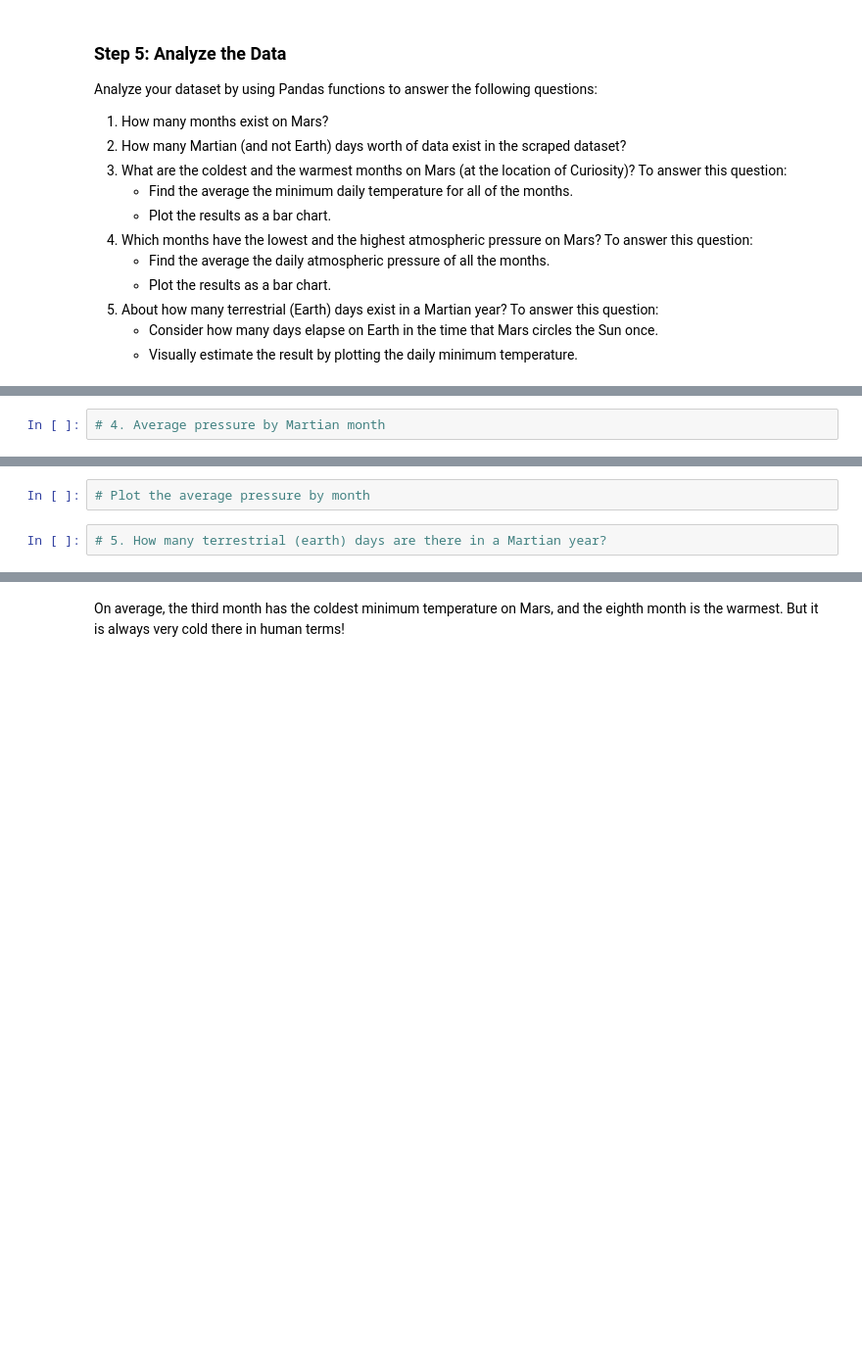
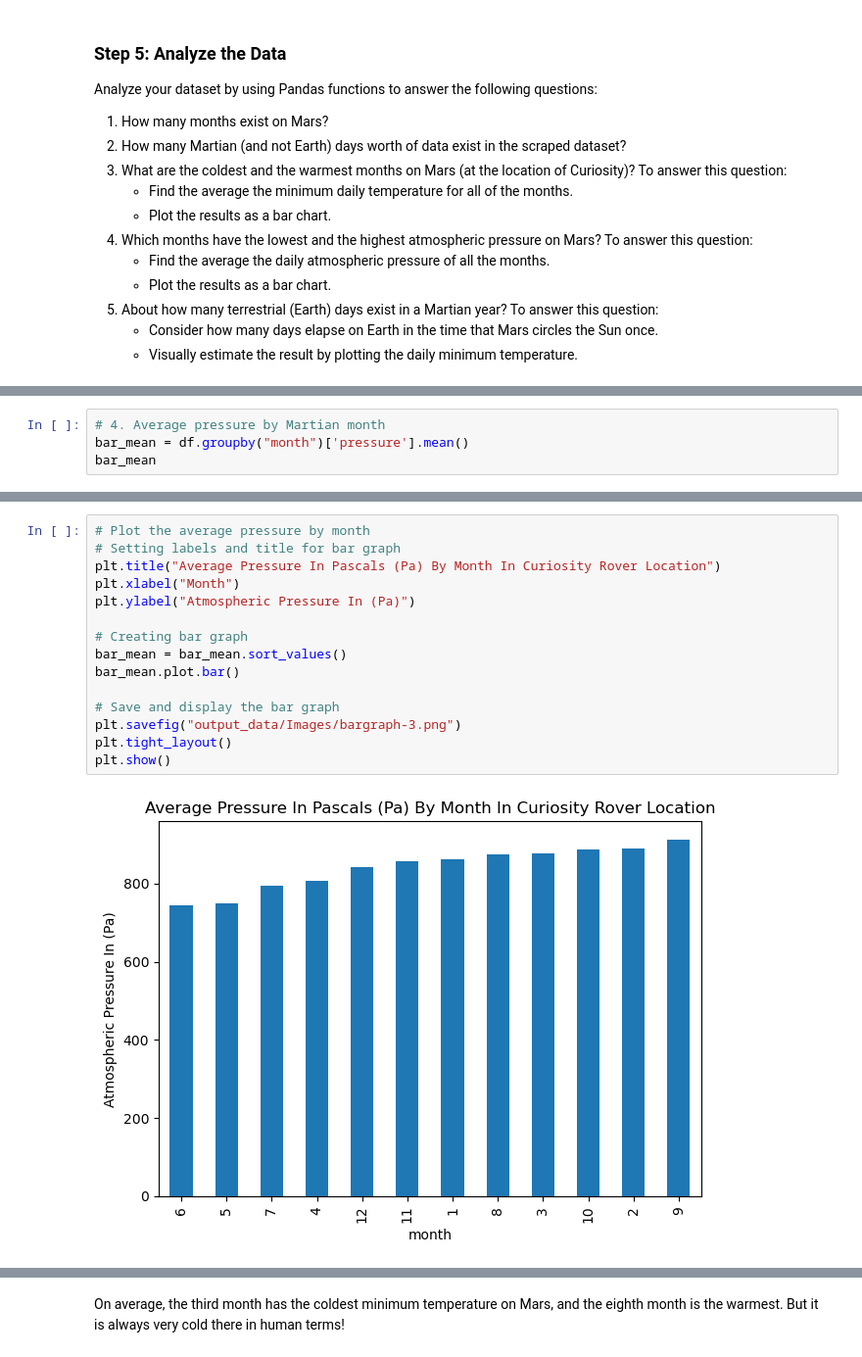
Before and after one commit to CJO100293/data-collection-challenge, a Jupyter notebook: part_2_mars_weather.ipynb, the cells around one changed output, grey strips where cells are left out. Shown at 98% size. Saved outputs shown, nothing was run; the diff lists cells and outputs as text; blank space fills up the shorter version.

```diff
--- a/part_2_mars_weather.ipynb
+++ b/part_2_mars_weather.ipynb
@@ -191,2 +266,4 @@ Analyze your dataset by using Pandas functions to answer the following questions
 # %%
 # 4. Average pressure by Martian month
+bar_mean = df.groupby("month")['pressure'].mean()
+bar_mean
@@ -193,4 +285,17 @@ Analyze your dataset by using Pandas functions to answer the following questions
-# %%
-# Plot the average pressure by month
-# %%
-# 5. How many terrestrial (earth) days are there in a Martian year?
+# %%
+# Plot the average pressure by month
+# Setting labels and title for bar graph
+plt.title("Average Pressure In Pascals (Pa) By Month In Curiosity Rover Location")
+plt.xlabel("Month")
+plt.ylabel("Atmospheric Pressure In (Pa)")
+
+# Creating bar graph
+bar_mean = bar_mean.sort_values()
+bar_mean.plot.bar()
+
+# Save and display the bar graph
+plt.savefig("output_data/Images/bargraph-3.png")
+plt.tight_layout()
+plt.show()
+# %% [output]
+[figure, added]
```
Also changed, not shown: parts of 12 cells of this notebook.
